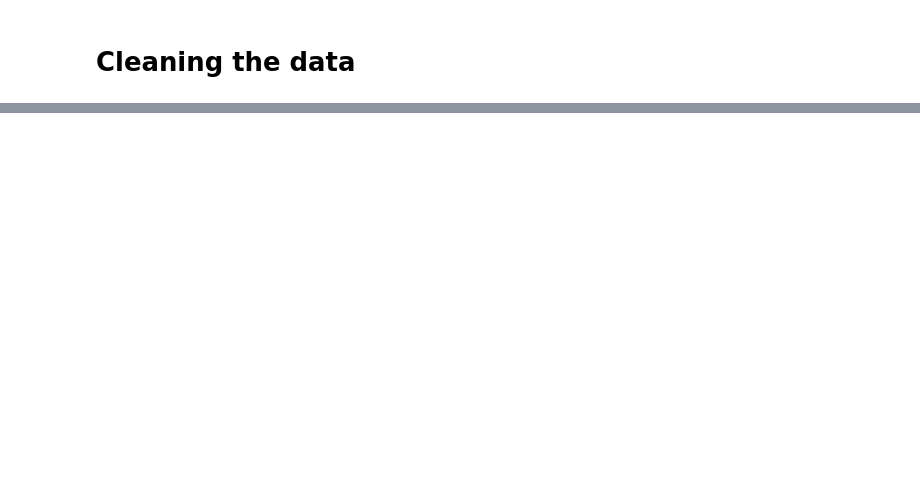
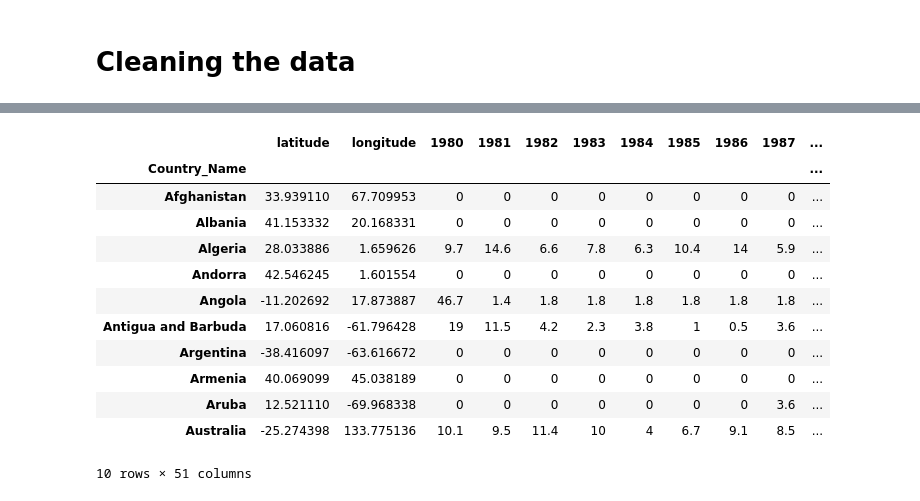
Before and after one commit to jash1112/Project_3, a Jupyter notebook: TechTitansG20/The_Project_3.ipynb, the cells around one changed output, grey strips where cells are left out. Cells and saved outputs as stored; diff of their text form; code cells hidden in the pictures; blank space fills up the shorter version.

```diff
--- a/TechTitansG20/The_Project_3.ipynb
+++ b/TechTitansG20/The_Project_3.ipynb
@@ -91,0 +147,17 @@ G20_data.head(10)
+# %%
+# print the Global_data frame after cleaning
+Inflation_data_df.head(10)
+# %% [output]
+|  | latitude | longitude | 1980 | 1981 | 1982 | 1983 | 1984 | 1985 | 1986 | 1987 | ... |
+| Country_Name |  |  |  |  |  |  |  |  |  |  | ... |
+| Afghanistan | 33.939110 | 67.709953 | 0 | 0 | 0 | 0 | 0 | 0 | 0 | 0 | ... |
+| Albania | 41.153332 | 20.168331 | 0 | 0 | 0 | 0 | 0 | 0 | 0 | 0 | ... |
+| Algeria | 28.033886 | 1.659626 | 9.7 | 14.6 | 6.6 | 7.8 | 6.3 | 10.4 | 14 | 5.9 | ... |
+| Andorra | 42.546245 | 1.601554 | 0 | 0 | 0 | 0 | 0 | 0 | 0 | 0 | ... |
+| Angola | -11.202692 | 17.873887 | 46.7 | 1.4 | 1.8 | 1.8 | 1.8 | 1.8 | 1.8 | 1.8 | ... |
+| Antigua and Barbuda | 17.060816 | -61.796428 | 19 | 11.5 | 4.2 | 2.3 | 3.8 | 1 | 0.5 | 3.6 | ... |
+| Argentina | -38.416097 | -63.616672 | 0 | 0 | 0 | 0 | 0 | 0 | 0 | 0 | ... |
+| Armenia | 40.069099 | 45.038189 | 0 | 0 | 0 | 0 | 0 | 0 | 0 | 0 | ... |
+| Aruba | 12.521110 | -69.968338 | 0 | 0 | 0 | 0 | 0 | 0 | 0 | 3.6 | ... |
+| Australia | -25.274398 | 133.775136 | 10.1 | 9.5 | 11.4 | 10 | 4 | 6.7 | 9.1 | 8.5 | ... |
+10 rows × 51 columns
```
Also changed, not shown: parts of 29 cells of this notebook, 23 other files.
